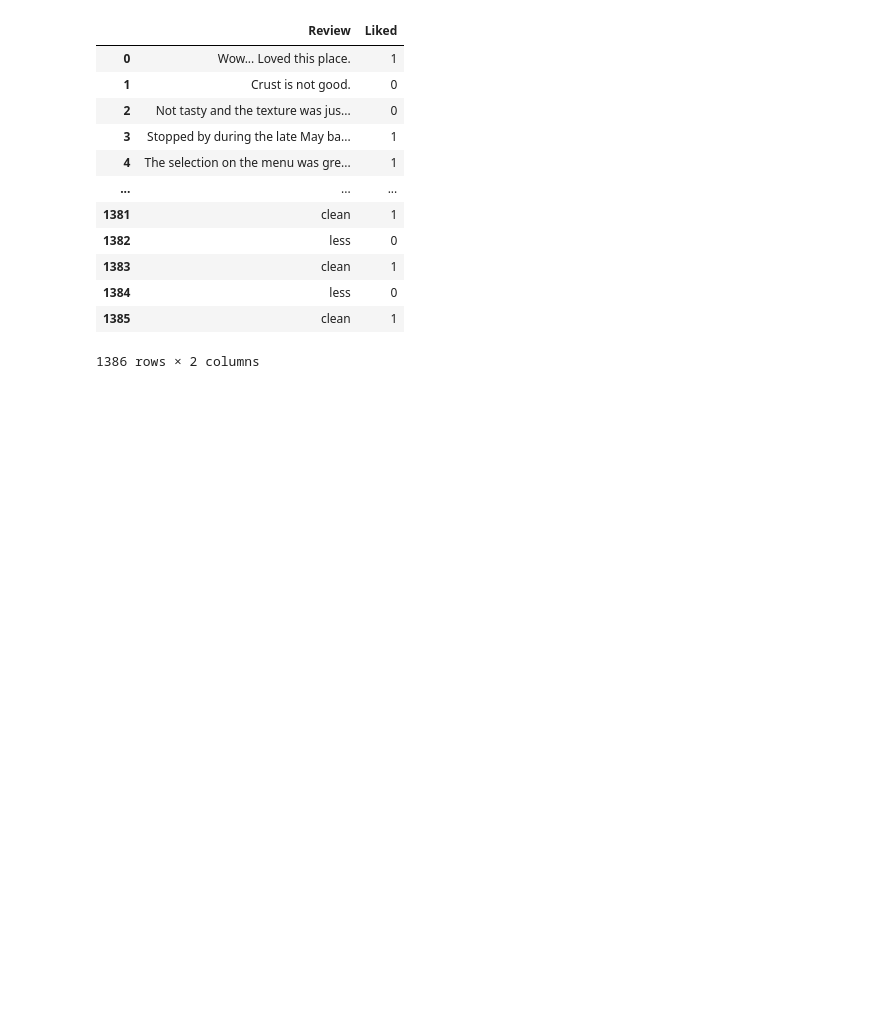
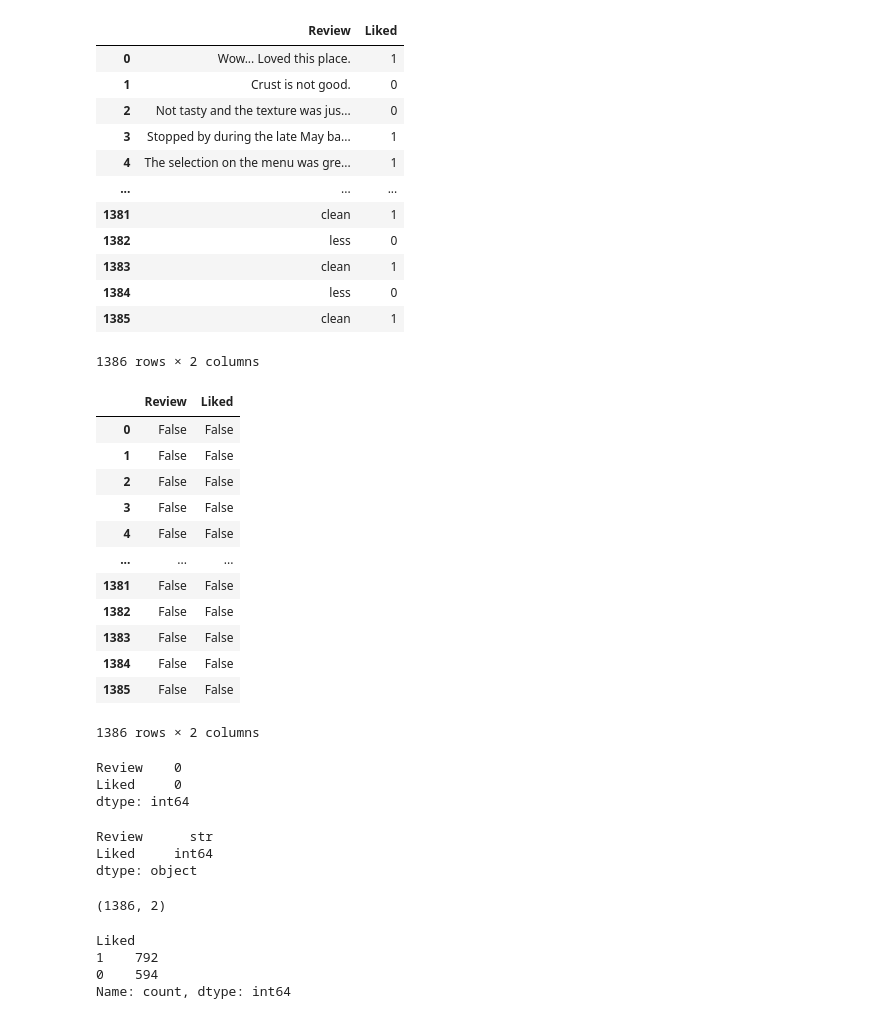
Before and after one commit to sukanya-procoder/Restaurent_Prediction_ML, a Jupyter notebook: project.ipynb, the cells around one changed output. Drawn from its saved outputs; the diff is of its cells as text; code cells hidden in the pictures; blank space fills up the shorter version.

```diff
--- a/project.ipynb
+++ b/project.ipynb
@@ -61,0 +64,32 @@ df
+# %%
+df.isnull()
+# %% [output]
+|  | Review | Liked |
+| 0 | False | False |
+| 1 | False | False |
+| 2 | False | False |
+| 3 | False | False |
+| 4 | False | False |
+| ... | ... | ... |
+| 1381 | False | False |
+| 1382 | False | False |
+| 1383 | False | False |
+| 1384 | False | False |
+| 1385 | False | False |
+1386 rows × 2 columns
+# %%
+df.isnull().sum()
+# %% [output]
+Review    0
+Liked     0
+dtype: int64
+# %%
+df.dtypes
+# %% [output]
+Review      str
+Liked     int64
+dtype: object
+# %%
+df.shape
+# %% [output]
+(1386, 2)
@@ -61,0 +98,7 @@ df
+# %%
+df['Liked'].value_counts()
+# %% [output]
+Liked
+1    792
+0    594
+Name: count, dtype: int64
```
Also changed, not shown: parts of 24 cells of this notebook, 2 other files.
